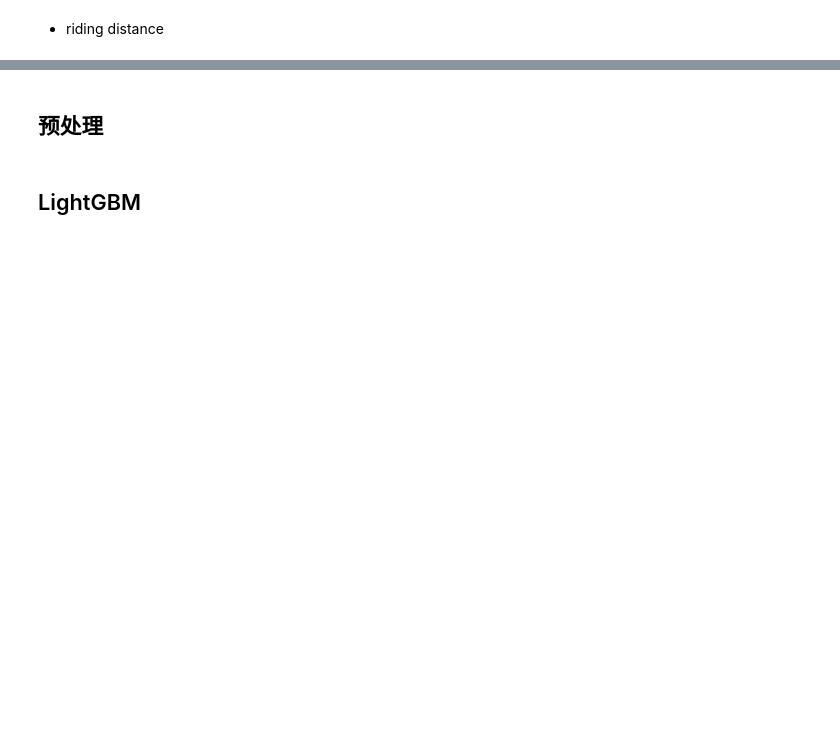
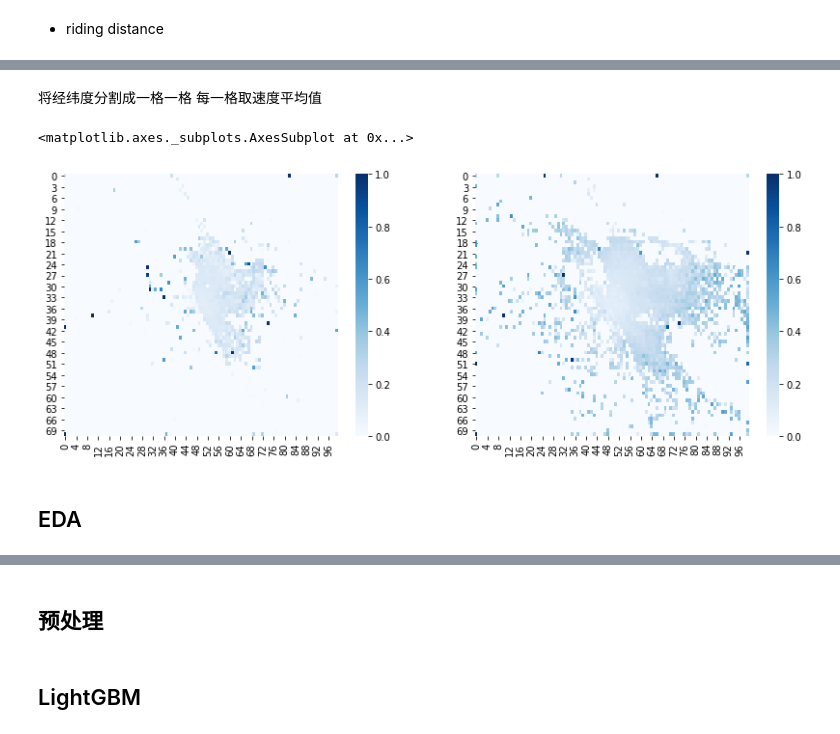
Before and after one commit to hahadsg/MyKaggle, a Jupyter notebook: nyc-taxi-trip-duration/solution.ipynb, the cells around one changed output, grey strips where cells are left out. Cells and saved outputs as stored; diff of their text form; code cells hidden in the pictures; blank space fills up the shorter version.

Commit message:
0.45681 nyc-taxi-trip-duration according to train distance, latitude, longitude get pos speed

```diff
--- a/nyc-taxi-trip-duration/solution.ipynb
+++ b/nyc-taxi-trip-duration/solution.ipynb
@@ -75,0 +81,38 @@ sns.boxplot('vendor_id', 'trip_duration', data=full_df)
+# %% [markdown]
+将经纬度分割成一格一格 每一格取速度平均值
+# %%
+# 分割的间隔
+pos_interval = 0.01
+max_longitude_idx = int((max_longitude - min_longitude) // 0.01)
+max_latitude_idx = int((max_latitude - min_latitude) // 0.01)
+
+# 获取每条数据的pos_idx
+for posf in pos_feats:
+    pos_type = posf.split('_')[1]
+    min_v, max_v = eval('min_'+pos_type), eval('max_'+pos_type)
+    idx_df = (full_df[posf].clip(min_v, max_v) - min_v) // pos_interval
+    idx_df = np.where(idx_df > 0, idx_df, 0) # 没有这个操作会有负数
+    full_df['idx_'+posf] = idx_df.astype('int')
+# %%
+# 速度
+full_df['speed'] = (full_df['distance'] / full_df['trip_duration'] * 3000).clip(0, 1) # *3000方便查看 没有实际意义
+# %%
+# 将df扩充至(0,max_index)和(0,max_columns)
+def get_dense_df(df, max_index, max_columns):
+    res_df = pd.DataFrame(np.zeros((max_index, max_columns)))
+    res_df.iloc[df.index.astype(int), df.columns.astype(int)] = df.values
+    return res_df
+# %%
+# 获取上车/下车地点速度（根据train数据）
+pickup_speed_dist = full_df.loc['train'].groupby(['idx_pickup_longitude', 'idx_pickup_latitude'])['speed'].mean().unstack()
+dropoff_speed_dist = full_df.loc['train'].groupby(['idx_dropoff_longitude', 'idx_dropoff_latitude'])['speed'].mean().unstack()
+pickup_speed_dist = get_dense_df(pickup_speed_dist.fillna(0), max_longitude_idx+1, max_latitude_idx+1).values
+dropoff_speed_dist = get_dense_df(dropoff_speed_dist.fillna(0), max_longitude_idx+1, max_latitude_idx+1).values
+# %%
+fig, ax = plt.subplots(1,2,figsize=(14,5))
+
+sns.heatmap(pickup_speed_dist.T, cmap=plt.cm.Blues, ax=ax[0])
+sns.heatmap(dropoff_speed_dist.T, cmap=plt.cm.Blues, ax=ax[1])
+# %% [output]
+<matplotlib.axes._subplots.AxesSubplot at 0x...>
+[figure, added]
@@ -75,0 +142,2 @@ sns.boxplot('vendor_id', 'trip_duration', data=full_df)
+# %% [markdown]
+## EDA
```
Also changed, not shown: parts of 18 cells of this notebook.
